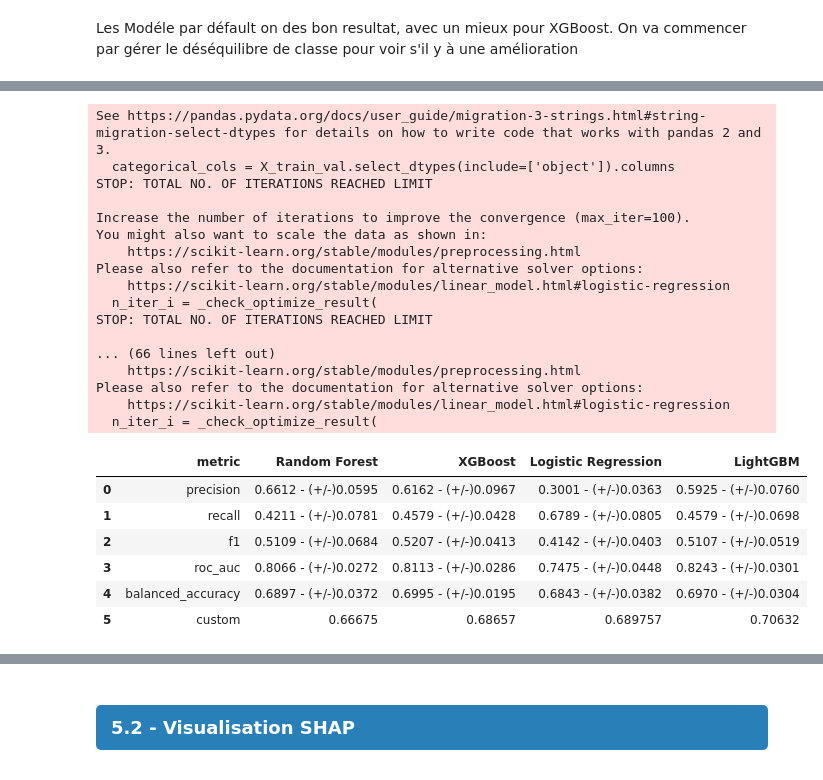
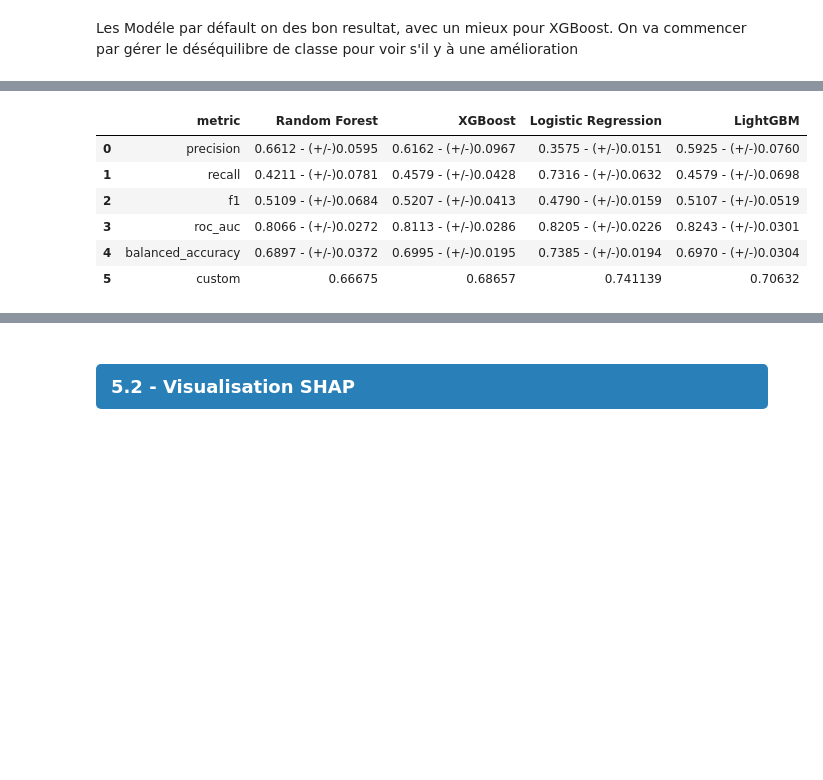
Before and after one commit to GreatTeacherJ/esn, a Jupyter notebook: src/app/data.ipynb, the cells around one changed output, grey strips where cells are left out. Cells and saved outputs as stored; diff of their text form; code cells hidden in the pictures; blank space fills up the shorter version.

```diff
--- a/src/app/data.ipynb
+++ b/src/app/data.ipynb
@@ -416,7 +664,7 @@ X_train_val, X_test, y_train_val, y_test = train_test_split(
 
 # Identifier les colonnes categoriel
 numeric_cols = X_train_val.select_dtypes(include=['int64', 'float64']).columns
-categorical_cols = X_train_val.select_dtypes(include=['object']).columns
+categorical_cols = X_train_val.select_dtypes(include=['str']).columns
 
 preprocessor = ColumnTransformer(
     transformers=[
@@ -561,16 +793,16 @@ Les Modéle par défault on des bon resultat, avec un mieux pour XGBoost.
 On va commencer par gérer le déséquilibre de classe pour voir s'il y à une amélioration
 # %%
 #Amélioration du déséquilibre de classe par pondération des classes
-generation += 1
+generation = 2
 
 # calcul manuel du ratio pour XGBoost
 scale_pos_weight = (y_train_val == 0).sum() / (y_train_val == 1).sum()
 
 models = {
-    "Random Forest": RandomForestClassifier(random_state=random_state, class_weight="balanced"),
-    "XGBoost": XGBClassifier(random_state=random_state, scale_pos_weight=scale_pos_weight),
-    "Logistic Regression": LogisticRegression(random_state=random_state, class_weight="balanced"),
-    "LightGBM": LGBMClassifier(random_state=random_state, class_weight="balanced",verbosity=-1 )
+    "Random Forest": (RandomForestClassifier(random_state=random_state, class_weight="balanced"),False),
+    "XGBoost": (XGBClassifier(random_state=random_state, scale_pos_weight=scale_pos_weight),False),
+    "Logistic Regression": (LogisticRegression(random_state=random_state, class_weight="balanced"),True),
+    "LightGBM": (LGBMClassifier(random_state=random_state, class_weight="balanced",verbosity=-1 ),False)
 }
 dict_model[generation] = models
 
@@ -605,6 +820,6 @@ Please also refer to the documentation for alternative solver options:
 # %%
 #Modification des features en retirant les feature qui sembles être fortement corrélé
-generation += 1
+generation = 3
 
 df_lite = df_merge.drop(columns=features_drop)
 
@@ -622,7 +837,7 @@ X_train_val, X_test, y_train_val, y_test = train_test_split(
 
 # Identifier les colonnes categoriel
 numeric_cols = X_train_val.select_dtypes(include=['int64', 'float64']).columns
-categorical_cols = X_train_val.select_dtypes(include=['object']).columns
+categorical_cols = X_train_val.select_dtypes(include=['str']).columns
 
 preprocessor = ColumnTransformer(
     transformers=[
@@ -636,10 +851,10 @@ preprocessor = ColumnTransformer(
 scale_pos_weight = (y_train_val == 0).sum() / (y_train_val == 1).sum()
 
 models = {
-    "Random Forest": RandomForestClassifier(random_state=random_state, class_weight="balanced"),
-    "XGBoost": XGBClassifier(random_state=random_state, scale_pos_weight=scale_pos_weight),
-    "Logistic Regression": LogisticRegression(random_state=random_state, class_weight="balanced"),
-    "LightGBM": LGBMClassifier(random_state=random_state, class_weight="balanced", verbosity=-1 )
+    "Random Forest": (RandomForestClassifier(random_state=random_state, class_weight="balanced"),False),
+    "XGBoost": (XGBClassifier(random_state=random_state, scale_pos_weight=scale_pos_weight),False),
+    "Logistic Regression": (LogisticRegression(random_state=random_state, class_weight="balanced"),True),
+    "LightGBM": (LGBMClassifier(random_state=random_state, class_weight="balanced" ),False)
 }
 
 dict_model[generation] = models
@@ -675,6 +873,6 @@ Please also refer to the documentation for alternative solver options:
 # %%
 #On ne garde que les feature qui on un SHAP au dessus de 0.15 par rapport au modéle 3
-generation += 1
+generation = 4
 
 #Split initial train/test
 X = df_merge[['departement', 'poste', 'augementation_salaire_precedente',
@@ -691,61 +889,44 @@ X_train_val, X_test, y_train_val, y_test = train_test_split(
     X,
     y,
     test_size=0.2,
     stratify=y,
     random_state=random_state
 )
 
 # Identifier les colonnes categoriel
 numeric_cols = X_train_val.select_dtypes(include=['int64', 'float64']).columns
-categorical_cols = X_train_val.select_dtypes(include=['object']).columns
+categorical_cols = X_train_val.select_dtypes(include=['str']).columns
 
 preprocessor = ColumnTransformer(
     transformers=[
         ('cat', OneHotEncoder(drop='first', handle_unknown='ignore'), categorical_cols)
     ],
     remainder='passthrough'
 )
 
 # calcul manuel du ratio pour XGBoost
 scale_pos_weight = (y_train_val == 0).sum() / (y_train_val == 1).sum()
 
 models = {
-    "Random Forest": RandomForestClassifier(random_state=random_state, class_weight="balanced"),
-    "XGBoost": XGBClassifier(random_state=random_state, scale_pos_weight=scale_pos_weight),
-    "Logistic Regression": LogisticRegression(random_state=random_state, class_weight="balanced"),
-    "LightGBM": LGBMClassifier(random_state=random_state, class_weight="balanced", verbose=-1 )
+    "Random Forest": (RandomForestClassifier(random_state=random_state, class_weight="balanced"),False),
+    "XGBoost": (XGBClassifier(random_state=random_state, scale_pos_weight=scale_pos_weight),False),
+    "Logistic Regression": (LogisticRegression(random_state=random_state, class_weight="balanced"),True),
+    "LightGBM": (LGBMClassifier(random_state=random_state, class_weight="balanced" ),False)
 }
 
 dict_model[generation] = models
 
 new_score = train_model(models=models, generation=generation)
 
 df_model_score = pd.concat([df_model_score, new_score], ignore_index=True)
 # %% [output]
-See https://pandas.pydata.org/docs/user_guide/migration-3-strings.html#string-migration-select-dtypes for details on how to write code that works with pandas 2 and 3.
-  categorical_cols = X_train_val.select_dtypes(include=['object']).columns
-STOP: TOTAL NO. OF ITERATIONS REACHED LIMIT
-
-Increase the number of iterations to improve the convergence (max_iter=100).
-You might also want to scale the data as shown in:
-    https://scikit-learn.org/stable/modules/preprocessing.html
-Please also refer to the documentation for alternative solver options:
-    https://scikit-learn.org/stable/modules/linear_model.html#logistic-regression
-  n_iter_i = _check_optimize_result(
-STOP: TOTAL NO. OF ITERATIONS REACHED LIMIT
-
-... (66 lines left out)
-    https://scikit-learn.org/stable/modules/preprocessing.html
-Please also refer to the documentation for alternative solver options:
-    https://scikit-learn.org/stable/modules/linear_model.html#logistic-regression
-  n_iter_i = _check_optimize_result(
 |  | metric | Random Forest | XGBoost | Logistic Regression | LightGBM |
-| 0 | precision | 0.6612 - (+/-)0.0595 | 0.6162 - (+/-)0.0967 | 0.3001 - (+/-)0.0363 | 0.5925 - (+/-)0.0760 |
-| 1 | recall | 0.4211 - (+/-)0.0781 | 0.4579 - (+/-)0.0428 | 0.6789 - (+/-)0.0805 | 0.4579 - (+/-)0.0698 |
-| 2 | f1 | 0.5109 - (+/-)0.0684 | 0.5207 - (+/-)0.0413 | 0.4142 - (+/-)0.0403 | 0.5107 - (+/-)0.0519 |
-| 3 | roc_auc | 0.8066 - (+/-)0.0272 | 0.8113 - (+/-)0.0286 | 0.7475 - (+/-)0.0448 | 0.8243 - (+/-)0.0301 |
-| 4 | balanced_accuracy | 0.6897 - (+/-)0.0372 | 0.6995 - (+/-)0.0195 | 0.6843 - (+/-)0.0382 | 0.6970 - (+/-)0.0304 |
-| 5 | custom | 0.66675 | 0.68657 | 0.689757 | 0.70632 |
+| 0 | precision | 0.6612 - (+/-)0.0595 | 0.6162 - (+/-)0.0967 | 0.3575 - (+/-)0.0151 | 0.5925 - (+/-)0.0760 |
+| 1 | recall | 0.4211 - (+/-)0.0781 | 0.4579 - (+/-)0.0428 | 0.7316 - (+/-)0.0632 | 0.4579 - (+/-)0.0698 |
+| 2 | f1 | 0.5109 - (+/-)0.0684 | 0.5207 - (+/-)0.0413 | 0.4790 - (+/-)0.0159 | 0.5107 - (+/-)0.0519 |
+| 3 | roc_auc | 0.8066 - (+/-)0.0272 | 0.8113 - (+/-)0.0286 | 0.8205 - (+/-)0.0226 | 0.8243 - (+/-)0.0301 |
+| 4 | balanced_accuracy | 0.6897 - (+/-)0.0372 | 0.6995 - (+/-)0.0195 | 0.7385 - (+/-)0.0194 | 0.6970 - (+/-)0.0304 |
+| 5 | custom | 0.66675 | 0.68657 | 0.741139 | 0.70632 |
 # %%
 #Affichage du tableau comparatif des scores par model et par génération
 df_model_score
```
Also changed, not shown: parts of 28 cells of this notebook, 2 other files.
